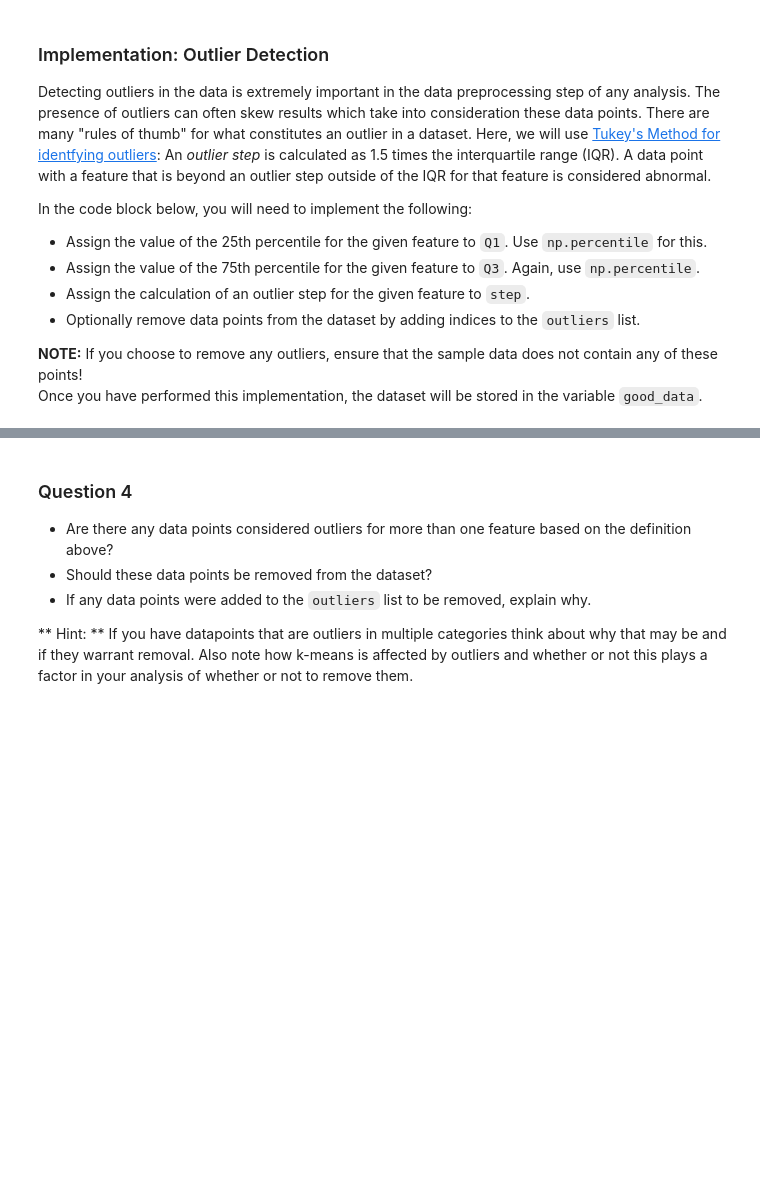
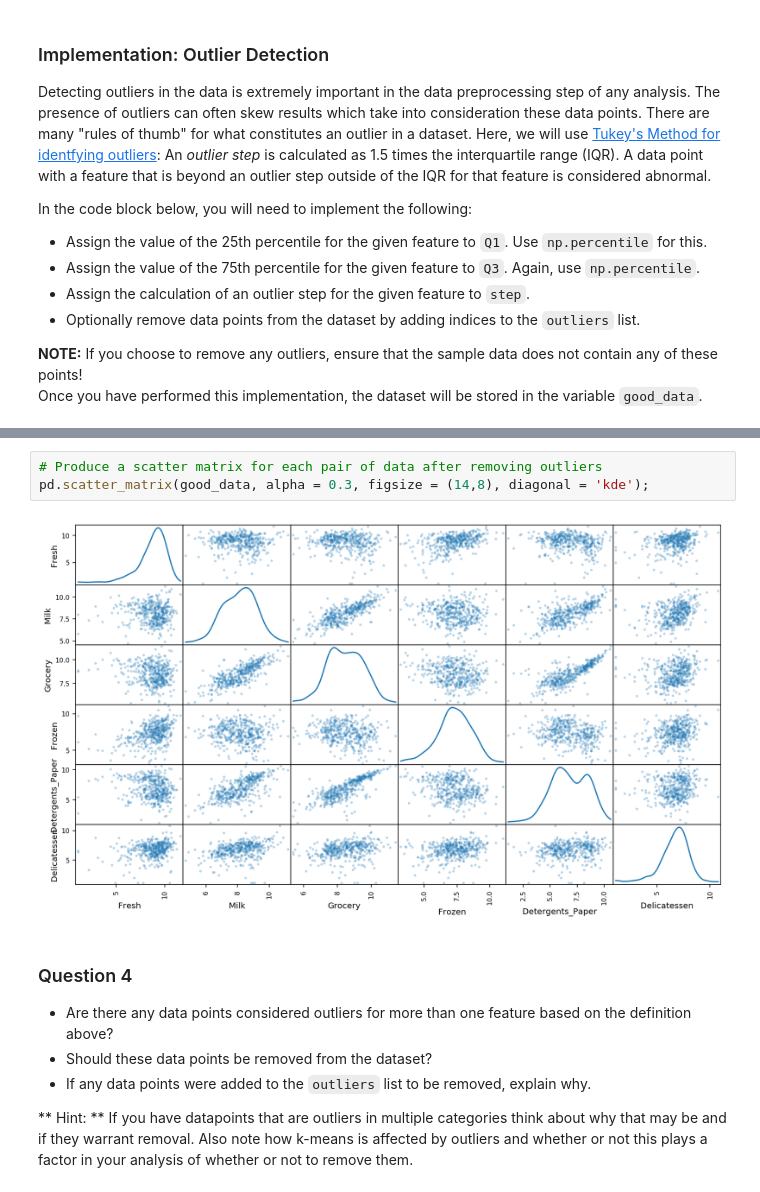
Before and after one commit to numanyilmaz/customer_segment, a Jupyter notebook: customer_segments.ipynb, the cells around one changed output, grey strips where cells are left out. Drawn from its saved outputs; the diff is of its cells as text; blank space fills up the shorter version.

```diff
--- a/customer_segments.ipynb
+++ b/customer_segments.ipynb
@@ -321,3 +414,8 @@ good_data = log_data.drop(log_data.index[outliers]).reset_index(drop = True)
+# %%
+# Produce a scatter matrix for each pair of data after removing outliers
+pd.scatter_matrix(good_data, alpha = 0.3, figsize = (14,8), diagonal = 'kde');
+# %% [output]
+[figure, added]
 # %% [markdown]
 ### Question 4
 * Are there any data points considered outliers for more than one feature based on the definition above?
```
Also changed, not shown: parts of 21 cells of this notebook.
